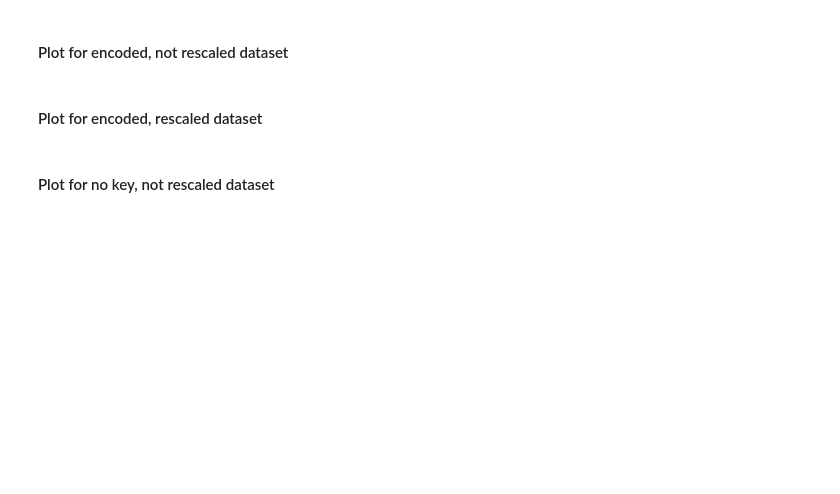
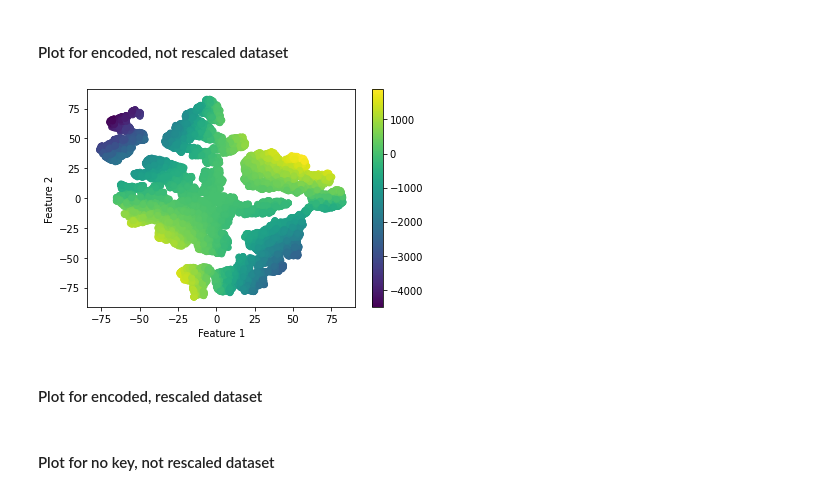
Before and after one commit to ReinisS/data-mining-project, a Jupyter notebook: t-sne_only.ipynb, the cells around one changed output. Cells and saved outputs as stored; diff of their text form; code cells hidden in the pictures; blank space fills up the shorter version.

Commit message:
Do some cleanup and run t-SNE so results can be seen

```diff
--- a/t-sne_only.ipynb
+++ b/t-sne_only.ipynb
@@ -129,7 +145,7 @@ df_filtered.head(5)
 | 4 | 0.742 | 0.527 | 8 | -6.892 | 0 | 0.0769 | 0.32700 | 0.000000 | ... |
 # %%
 X = df_filtered
-# X_enc = one_hot_enc(df_filtered,'key')
+X_enc = one_hot_enc(df_filtered,'key')
 X_no_key = X.drop('key', axis=1)
 # %%
 from sklearn.preprocessing import StandardScaler
@@ -146,7 +162,7 @@ scaler = StandardScaler()
 X_norm = scaler.fit_transform(X)
 
 # Encoded key, rescalled
-# X_enc_norm = scaler.fit_transform(X_enc)
+X_enc_norm = scaler.fit_transform(X_enc)
 
 # No key, normalized
 X_no_key_norm = scaler.fit_transform(X_no_key)
@@ -161,7 +177,7 @@ tsne_results = tsne.fit_transform(X);
 tsne_results_norm = tsne.fit_transform(X_norm);
 
 # Encoded, not normalized
-# tsne_results_enc= tsne.fit_transform(X_enc);
+tsne_results_enc= tsne.fit_transform(X_enc);
 
 # Encoded, normalized
 # tsne_results_enc_norm= tsne.fit_transform(c);
@@ -230,7 +279,7 @@ tsne_results_no_key_norm= tsne.fit_transform(X_no_key_norm);
 #Plotting
 lower_dim = pd.DataFrame(tsne_results, columns=['Feature 1', 'Feature 2'])
 lower_dim_norm = pd.DataFrame(tsne_results_norm, columns=['Feature 1', 'Feature 2'])
-# lower_dim_enc = pd.DataFrame(tsne_results_enc, columns=['Feature 1', 'Feature 2'])
+lower_dim_enc = pd.DataFrame(tsne_results_enc, columns=['Feature 1', 'Feature 2'])
 # lower_dim_enc_norm = pd.DataFrame(tsne_results_enc_norm, columns=['Feature 1', 'Feature 2'])
 
 lower_dim_no_key = pd.DataFrame(tsne_results_no_key, columns=['Feature 1', 'Feature 2'])
@@ -251,3 +302,7 @@ plotting(lower_dim_norm)
+# %%
+plotting(lower_dim_enc)
+# %% [output]
+[figure, added]
 # %% [markdown]
 #### Plot for encoded, rescaled dataset
 # %%
```
Also changed, not shown: parts of 14 cells of this notebook, 2 other files.
